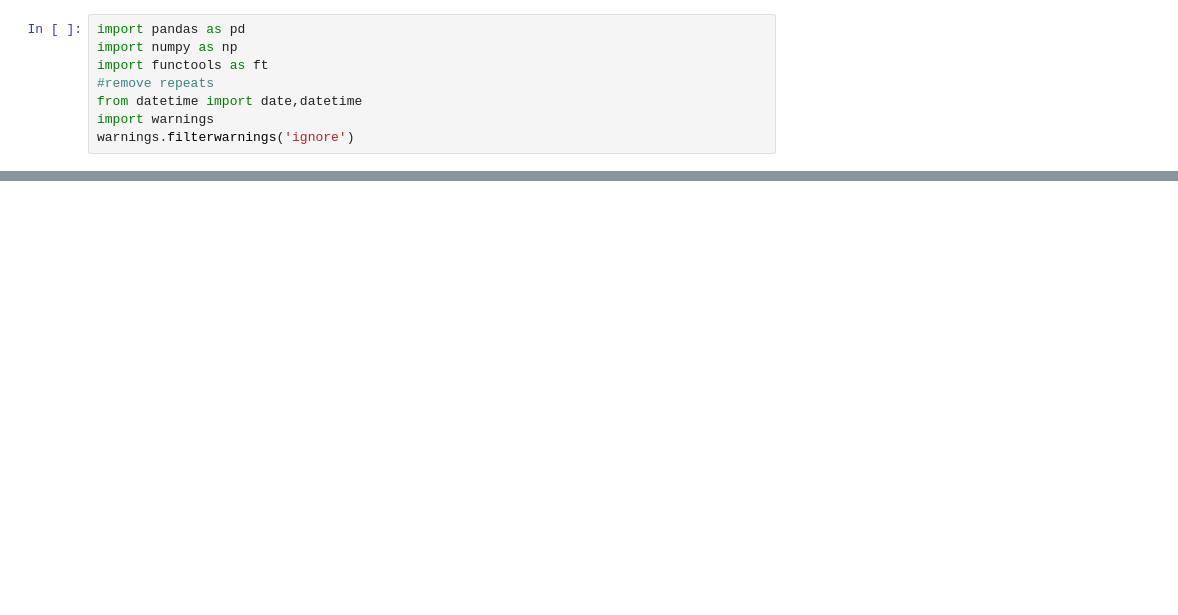
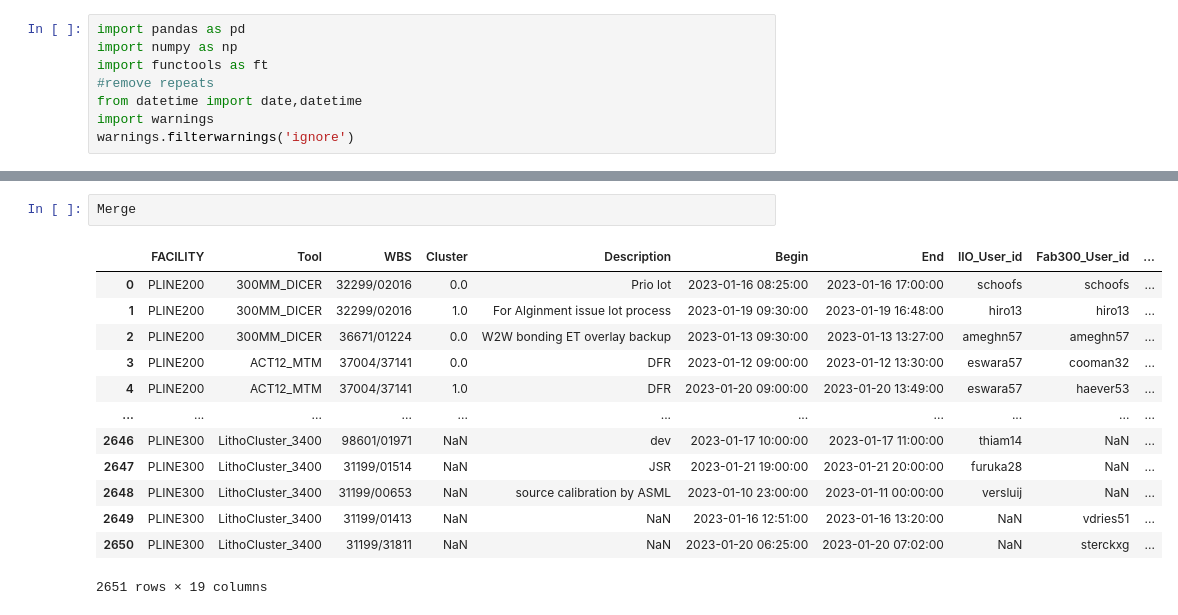
Before and after one commit to fr4nc1sj0hn/PMOPS, a Jupyter notebook: Clean Copy.ipynb, the cells around one changed output, grey strips where cells are left out. Saved outputs shown, nothing was run; the diff lists cells and outputs as text; blank space fills up the shorter version.

```diff
--- a/Clean Copy.ipynb
+++ b/Clean Copy.ipynb
@@ -1214,0 +1238,16 @@ Index(['Facility', 'Tool', 'Datim', 'State', 'State_SC', 'State_TR', 'id',
+# %%
+Merge
+# %% [output]
+|  | FACILITY | Tool | WBS | Cluster | Description | Begin | End | IIO_User_id | Fab300_User_id | ... |
+| 0 | PLINE200 | 300MM_DICER | 32299/02016 | 0.0 | Prio lot | 2023-01-16 08:25:00 | 2023-01-16 17:00:00 | schoofs | schoofs | ... |
+| 1 | PLINE200 | 300MM_DICER | 32299/02016 | 1.0 | For Alginment issue lot process | 2023-01-19 09:30:00 | 2023-01-19 16:48:00 | hiro13 | hiro13 | ... |
+| 2 | PLINE200 | 300MM_DICER | 36671/01224 | 0.0 | W2W bonding ET overlay backup | 2023-01-13 09:30:00 | 2023-01-13 13:27:00 | ameghn57 | ameghn57 | ... |
+| 3 | PLINE200 | ACT12_MTM | 37004/37141 | 0.0 | DFR | 2023-01-12 09:00:00 | 2023-01-12 13:30:00 | eswara57 | cooman32 | ... |
+| 4 | PLINE200 | ACT12_MTM | 37004/37141 | 1.0 | DFR | 2023-01-20 09:00:00 | 2023-01-20 13:49:00 | eswara57 | haever53 | ... |
+| ... | ... | ... | ... | ... | ... | ... | ... | ... | ... | ... |
+| 2646 | PLINE300 | LithoCluster_3400 | 98601/01971 | NaN | dev | 2023-01-17 10:00:00 | 2023-01-17 11:00:00 | thiam14 | NaN | ... |
+| 2647 | PLINE300 | LithoCluster_3400 | 31199/01514 | NaN | JSR | 2023-01-21 19:00:00 | 2023-01-21 20:00:00 | furuka28 | NaN | ... |
+| 2648 | PLINE300 | LithoCluster_3400 | 31199/00653 | NaN | source calibration by ASML | 2023-01-10 23:00:00 | 2023-01-11 00:00:00 | versluij | NaN | ... |
+| 2649 | PLINE300 | LithoCluster_3400 | 31199/01413 | NaN | NaN | 2023-01-16 12:51:00 | 2023-01-16 13:20:00 | NaN | vdries51 | ... |
+| 2650 | PLINE300 | LithoCluster_3400 | 31199/31811 | NaN | NaN | 2023-01-20 06:25:00 | 2023-01-20 07:02:00 | NaN | sterckxg | ... |
+2651 rows × 19 columns
```
Also changed, not shown: parts of 8 cells of this notebook, 2 other files.
